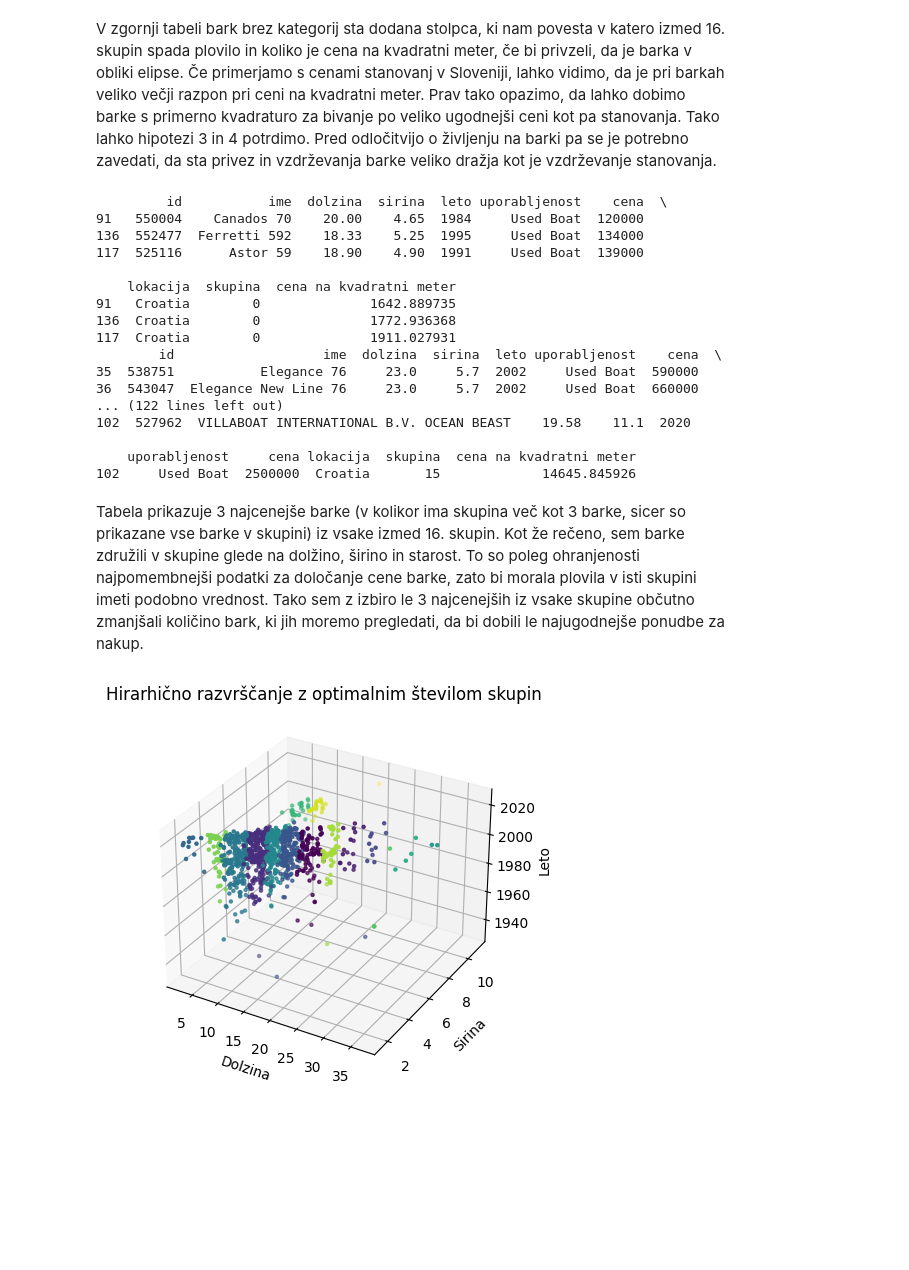
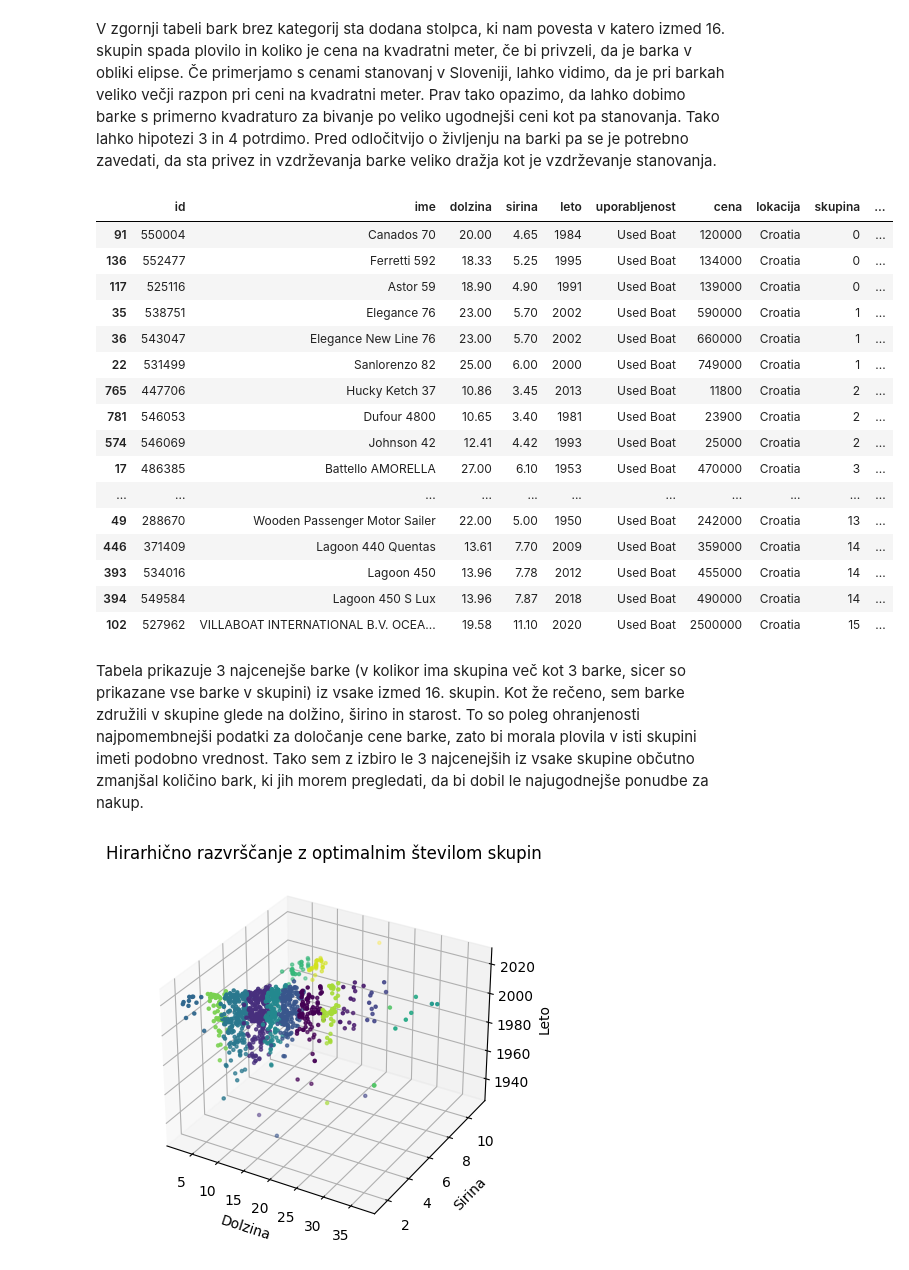
Before and after one commit to petermilivojevic/Analiza-podatkov-rabljenih-plovil, a Jupyter notebook: Analiza.ipynb, the cells around one changed output. Saved outputs shown, nothing was run; the diff lists cells and outputs as text; code cells hidden in the pictures; blank space fills up the shorter version.

Commit message:
Popravljenih nekaj pravopisnih napak in predstavljena najcenejša plovila po skupinah v tabeli

```diff
--- a/Analiza.ipynb
+++ b/Analiza.ipynb
@@ -208,28 +208,30 @@ barke_brez_kategorij.sort_values('cena na kvadratni meter')
 V zgornji tabeli bark brez kategorij sta dodana stolpca, ki nam povesta v katero izmed 16. skupin spada plovilo in koliko je cena na kvadratni meter, če bi privzeli, da je barka v obliki elipse. Če primerjamo s cenami stanovanj v Sloveniji, lahko vidimo, da je pri barkah veliko večji razpon pri ceni na kvadratni meter. Prav tako opazimo, da lahko dobimo barke s primerno kvadraturo za bivanje po veliko ugodnejši ceni kot pa stanovanja. Tako lahko hipotezi 3 in 4 potrdimo. Pred odločitvijo o življenju na barki pa se je potrebno zavedati, da sta privez in vzdrževanja barke veliko dražja kot je vzdrževanje stanovanja.
 # %%
 st_prikazanih_bark_na_skupino = 3
+tabelce = []
 for i in range(opt_st_skupin):
-    print(barke_brez_kategorij[barke_brez_kategorij.skupina == i].sort_values('cena').head(st_prikazanih_bark_na_skupino))
+    tabelce.append(barke_brez_kategorij[barke_brez_kategorij.skupina == i].sort_values('cena').head(st_prikazanih_bark_na_skupino))
+pd.concat(tabelce)
 # %% [output]
-         id           ime  dolzina  sirina  leto uporabljenost    cena  \
-91   550004    Canados 70    20.00    4.65  1984     Used Boat  120000
-136  552477  Ferretti 592    18.33    5.25  1995     Used Boat  134000
-117  525116      Astor 59    18.90    4.90  1991     Used Boat  139000
-
-    lokacija  skupina  cena na kvadratni meter
-91   Croatia        0              1642.889735
-136  Croatia        0              1772.936368
-117  Croatia        0              1911.027931
-        id                   ime  dolzina  sirina  leto uporabljenost    cena  \
-35  538751           Elegance 76     23.0     5.7  2002     Used Boat  590000
-36  543047  Elegance New Line 76     23.0     5.7  2002     Used Boat  660000
-... (122 lines left out)
-102  527962  VILLABOAT INTERNATIONAL B.V. OCEAN BEAST    19.58    11.1  2020
-
-    uporabljenost     cena lokacija  skupina  cena na kvadratni meter
-102     Used Boat  2500000  Croatia       15             14645.845926
+|  | id | ime | dolzina | sirina | leto | uporabljenost | cena | lokacija | skupina | ... |
+| 91 | 550004 | Canados 70 | 20.00 | 4.65 | 1984 | Used Boat | 120000 | Croatia | 0 | ... |
+| 136 | 552477 | Ferretti 592 | 18.33 | 5.25 | 1995 | Used Boat | 134000 | Croatia | 0 | ... |
+| 117 | 525116 | Astor 59 | 18.90 | 4.90 | 1991 | Used Boat | 139000 | Croatia | 0 | ... |
+| 35 | 538751 | Elegance 76 | 23.00 | 5.70 | 2002 | Used Boat | 590000 | Croatia | 1 | ... |
+| 36 | 543047 | Elegance New Line 76 | 23.00 | 5.70 | 2002 | Used Boat | 660000 | Croatia | 1 | ... |
+| 22 | 531499 | Sanlorenzo 82 | 25.00 | 6.00 | 2000 | Used Boat | 749000 | Croatia | 1 | ... |
+| 765 | 447706 | Hucky Ketch 37 | 10.86 | 3.45 | 2013 | Used Boat | 11800 | Croatia | 2 | ... |
+| 781 | 546053 | Dufour 4800 | 10.65 | 3.40 | 1981 | Used Boat | 23900 | Croatia | 2 | ... |
+| 574 | 546069 | Johnson 42 | 12.41 | 4.42 | 1993 | Used Boat | 25000 | Croatia | 2 | ... |
+| 17 | 486385 | Battello AMORELLA | 27.00 | 6.10 | 1953 | Used Boat | 470000 | Croatia | 3 | ... |
+| ... | ... | ... | ... | ... | ... | ... | ... | ... | ... | ... |
+| 49 | 288670 | Wooden Passenger Motor Sailer | 22.00 | 5.00 | 1950 | Used Boat | 242000 | Croatia | 13 | ... |
+| 446 | 371409 | Lagoon 440 Quentas | 13.61 | 7.70 | 2009 | Used Boat | 359000 | Croatia | 14 | ... |
+| 393 | 534016 | Lagoon 450 | 13.96 | 7.78 | 2012 | Used Boat | 455000 | Croatia | 14 | ... |
+| 394 | 549584 | Lagoon 450 S Lux | 13.96 | 7.87 | 2018 | Used Boat | 490000 | Croatia | 14 | ... |
+| 102 | 527962 | VILLABOAT INTERNATIONAL B.V. OCEA... | 19.58 | 11.10 | 2020 | Used Boat | 2500000 | Croatia | 15 | ... |
 # %% [markdown]
-Tabela prikazuje 3 najcenejše barke (v kolikor ima skupina več kot 3 barke, sicer so prikazane vse barke v skupini) iz vsake izmed 16. skupin. Kot že rečeno, sem barke združili v skupine glede na dolžino, širino in starost. To so poleg ohranjenosti najpomembnejši podatki za določanje cene barke, zato bi morala plovila v isti skupini imeti podobno vrednost. Tako sem z izbiro le 3 najcenejših iz vsake skupine občutno zmanjšali količino bark, ki jih moremo pregledati, da bi dobili le najugodnejše ponudbe za nakup.
+Tabela prikazuje 3 najcenejše barke (v kolikor ima skupina več kot 3 barke, sicer so prikazane vse barke v skupini) iz vsake izmed 16. skupin. Kot že rečeno, sem barke združili v skupine glede na dolžino, širino in starost. To so poleg ohranjenosti najpomembnejši podatki za določanje cene barke, zato bi morala plovila v isti skupini imeti podobno vrednost. Tako sem z izbiro le 3 najcenejših iz vsake skupine občutno zmanjšal količino bark, ki jih morem pregledati, da bi dobil le najugodnejše ponudbe za nakup.
 # %%
 risba = plt.figure()
 os = risba.add_subplot(projection='3d')
```
Also changed, not shown: parts of 1 cell of this notebook.
